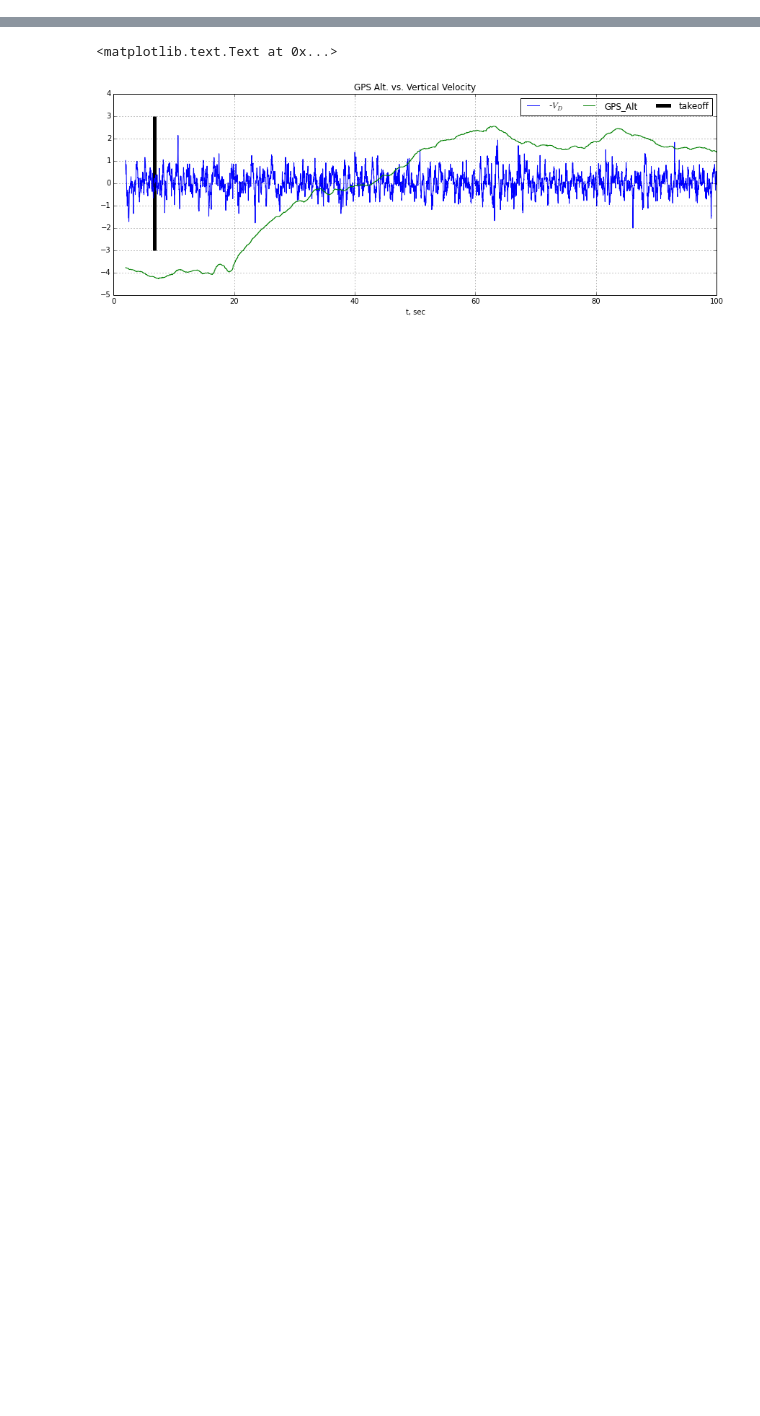
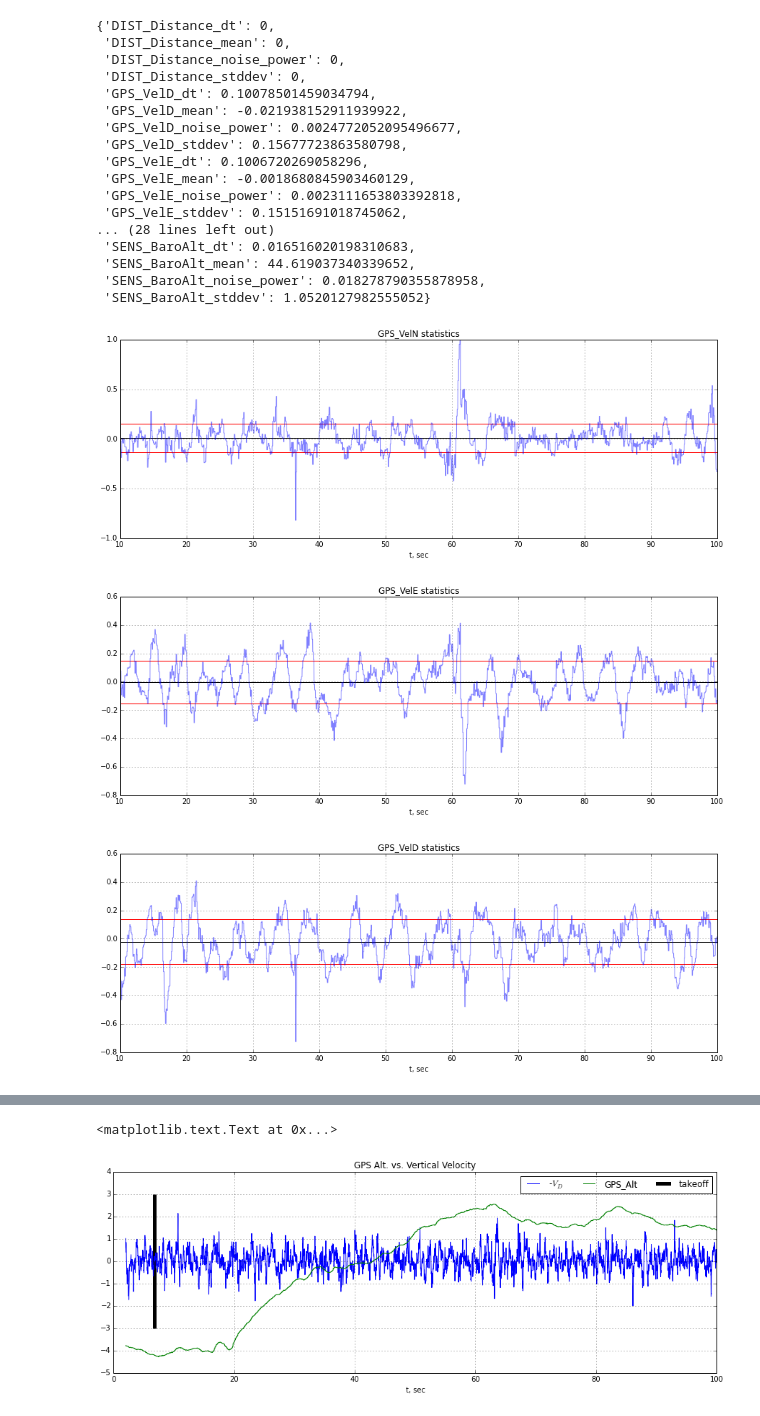
Before and after one commit to jgoppert/lpe-analysis, a Jupyter notebook: 15-09-30 Kabir Log.ipynb, the cells around one changed output, grey strips where cells are left out. Saved outputs shown, nothing was run; the diff lists cells and outputs as text; code cells hidden in the pictures; blank space fills up the shorter version.

```diff
--- a/15-09-30 Kabir Log.ipynb
+++ b/15-09-30 Kabir Log.ipynb
@@ -7,3 +7,29 @@ pl.rcParams['figure.figsize'] = (15,5)
 # %%
 data = px4tools.process_data(
     pandas.read_csv('logs/15-9-30-11_44_47-kabir-crash.csv'))
+# %%
+px4tools.statistics(data[10:100], [
+        'GPS_VelN', 'GPS_VelE', 'GPS_VelD',
+        'GPS_X', 'GPS_Y', 'GPS_Z', 'DIST_Distance',
+                        'IMU1_AccX', 'IMU1_AccY', 'IMU1_AccZ', 'SENS_BaroAlt'], plot=True)
+# %% [output]
+{'DIST_Distance_dt': 0,
+ 'DIST_Distance_mean': 0,
+ 'DIST_Distance_noise_power': 0,
+ 'DIST_Distance_stddev': 0,
+ 'GPS_VelD_dt': 0.10078501459034794,
+ 'GPS_VelD_mean': -0.021938152911939922,
+ 'GPS_VelD_noise_power': 0.0024772052095496677,
+ 'GPS_VelD_stddev': 0.15677723863580798,
+ 'GPS_VelE_dt': 0.1006720269058296,
+ 'GPS_VelE_mean': -0.0018680845903460129,
+ 'GPS_VelE_noise_power': 0.0023111653803392818,
+ 'GPS_VelE_stddev': 0.15151691018745062,
+... (28 lines left out)
+ 'SENS_BaroAlt_dt': 0.016516020198310683,
+ 'SENS_BaroAlt_mean': 44.619037340339652,
+ 'SENS_BaroAlt_noise_power': 0.018278790355878958,
+ 'SENS_BaroAlt_stddev': 1.0520127982555052}
+[figure, added]
+[figure, added]
+[figure, added]
```
Also changed, not shown: parts of 10 cells of this notebook, 4 other files.
